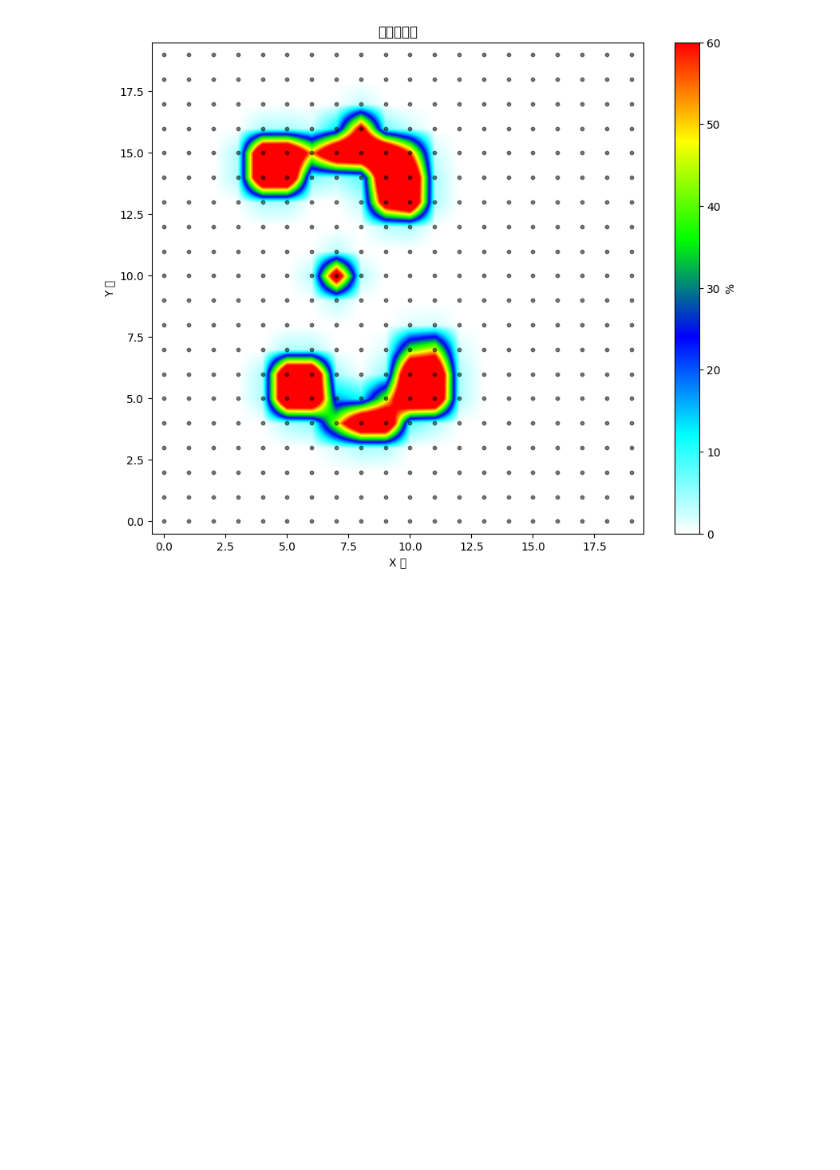
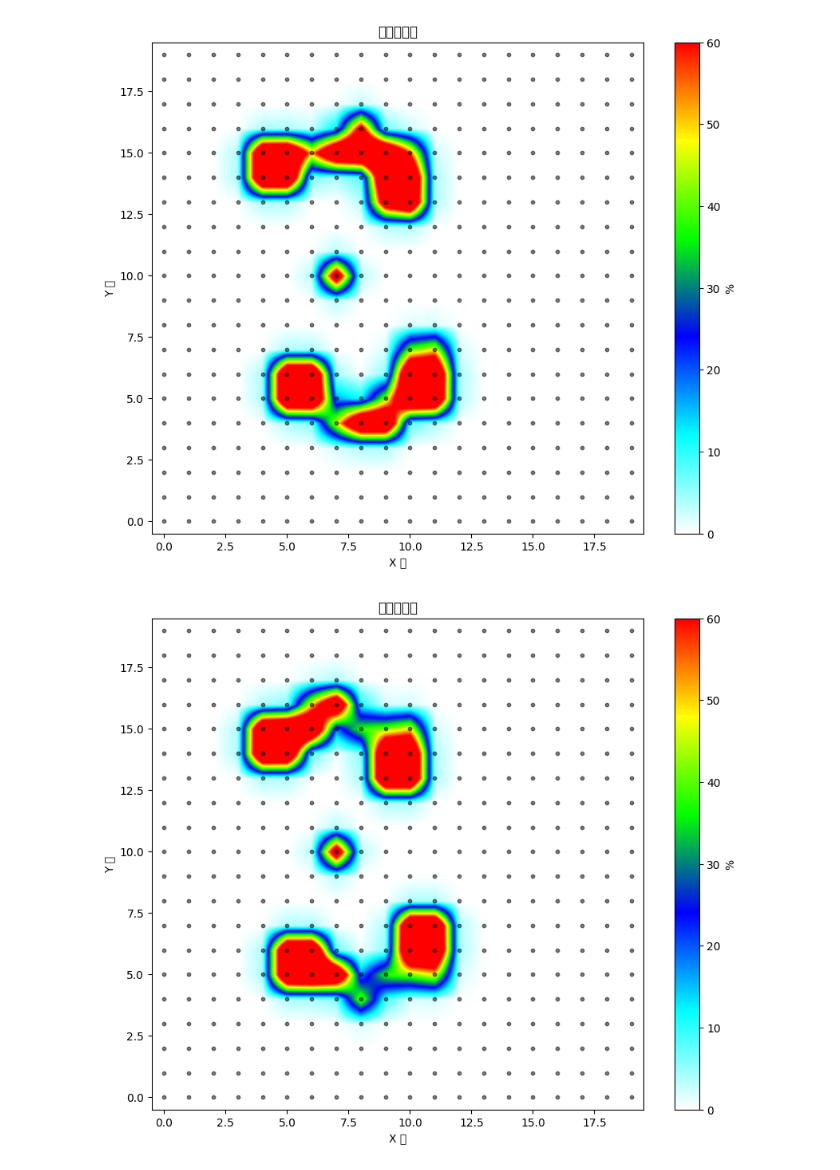
Before and after one commit to zonglushu/insole, a Jupyter notebook: pressures.ipynb, the cells around one changed output. Drawn from its saved outputs; the diff is of its cells as text; code cells hidden in the pictures; blank space fills up the shorter version.

```diff
--- a/pressures.ipynb
+++ b/pressures.ipynb
@@ -285,2 +250,62 @@ plt.show()
 # %% [output]
 [figure]
+# %%
+from cop_trajectory_analysis.data_loader import PressureDataLoader
+from cop_trajectory_analysis.data_loader import CoordinateDataLoader
+from itertools import chain
+from cop_trajectory_analysis import cop_calculation as ca
+pressure_loader=PressureDataLoader("data/pressure_data.csv")
+pressure_loader.load_pressure()
+total_pressure=pressure_loader.get_total_pressure("2025-02-11T15:50:46")
+
+coordinate_loader = CoordinateDataLoader("data/coordinate_data.csv", ca.left_map_rule, ca.right_map_rule)
+coordinate_loader.load_coordinates()
+totoal_coordinate=coordinate_loader.get_total_coordinate("2025-02-11T15:50:46")
+
+
+# 计算压力中心坐标
+cop_xy = ca.calculate_cop_xy(
+    pressures=total_pressure["2025-02-11T15:50:46"],
+    coordinates=totoal_coordinate["2025-02-11T15:50:46"],
+)
+# 计算每个传感器到压力中心的距离
+sensor_distance = ca.calculate_distances(
+    sensor_coords=totoal_coordinate["2025-02-11T15:50:46"], center_coords=cop_xy
+)
+# 计算压力中心的数值
+F_COP = ca.calculate_F_COP(
+    pressures=total_pressure["2025-02-11T15:50:46"], distances=sensor_distance
+)
+
+
+"""
+以下是绘制热力图的代码
+"""
+cop_xy_int = np.array(cop_xy).astype(int)
+# 自定义颜色映射
+colors = ["#ffffff", "#00ffff", "#0000ff", "#00ff00", "#ffff00", "#ff0000"]
+cmap = LinearSegmentedColormap.from_list("custom_cmap", colors, N=256)
+
+figure_data = np.zeros(shape=(20, 20))
+for (x, y), pressure in zip(
+    totoal_coordinate["2025-02-11T15:50:46"], total_pressure["2025-02-11T15:50:46"]
+):
+    figure_data[x, y] = pressure
+
+figure_data[cop_xy_int[0], cop_xy_int[1]] = np.floor(F_COP)
+smoothed_data = gaussian_filter(figure_data, sigma=0.4)
+# 创建平滑热力图
+plt.figure(figsize=(10, 8))
+plt.imshow(smoothed_data, cmap=cmap, interpolation="bilinear", vmin=0, vmax=60)
+plt.colorbar(label="%")
+plt.title("平滑热力图")
+plt.xlabel("X 轴")
+plt.ylabel("Y 轴")
+plt.gca().invert_yaxis()
+# 创建点状背景
+x, y = np.meshgrid(np.arange(figure_data.shape[1]), np.arange(figure_data.shape[0]))
+plt.scatter(x, y, color="black", s=10, alpha=0.5)
+
+plt.show()
+# %% [output]
+[figure, added]
```
Also changed, not shown: parts of 2 cells of this notebook, 12 other files.
